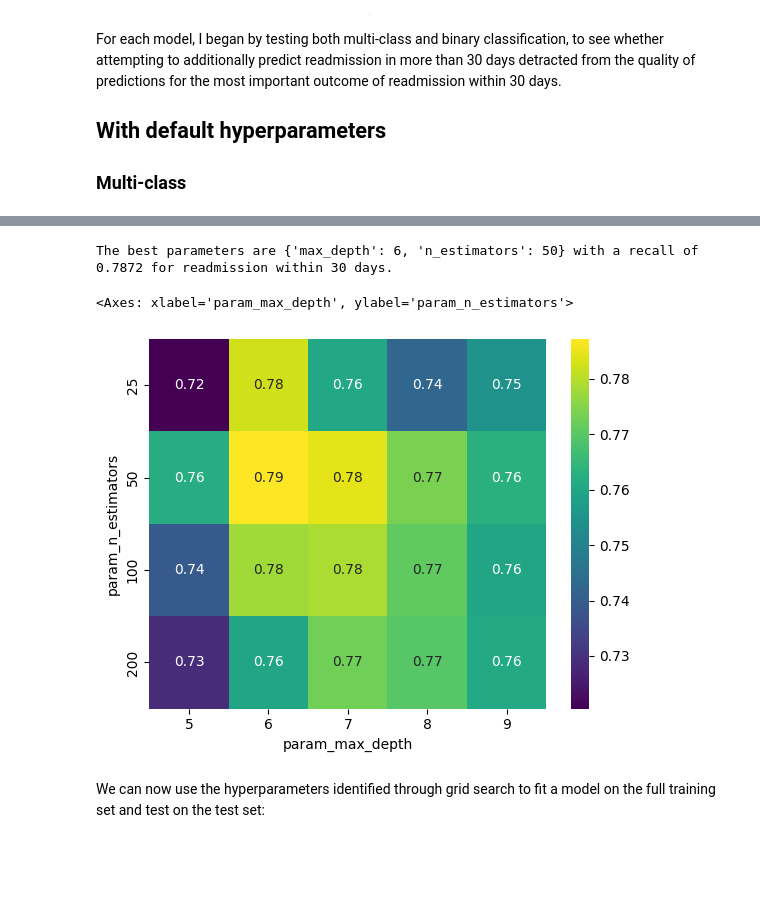
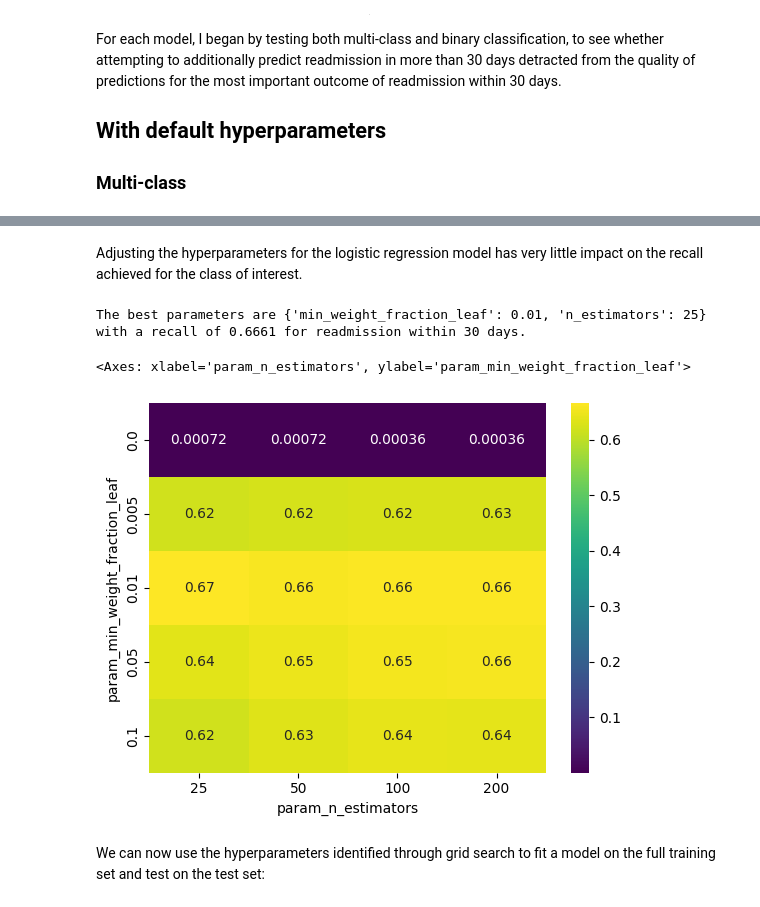
Before and after one commit to bennettJG/data17200project, a Jupyter notebook: Supervised_Learning.ipynb, the cells around one changed output, grey strips where cells are left out. Cells and saved outputs as stored; diff of their text form; code cells hidden in the pictures; blank space fills up the shorter version.

```diff
--- a/Supervised_Learning.ipynb
+++ b/Supervised_Learning.ipynb
@@ -17,8 +31,3 @@ z.extractall()
 
 with open("preprocessed_data.pkl", "rb") as input_file:
   X_train_scaled, X_test_scaled, y_train, y_test = pickle.load(input_file)
-
-groups_train = X_train_scaled['patient_nbr']
-groups_traintest = pd.concat([X_train_scaled, X_test_scaled])['patient_nbr']
-X_train_scaled = X_train_scaled.drop('patient_nbr', axis=1)
-X_test_scaled = X_test_scaled.drop('patient_nbr', axis=1)
@@ -41,14 +36,13 @@ from sklearn.metrics import make_scorer
 
 # Helper functions for displaying cross-validation and test metrics, so I don't have to copy-paste code for each model
 
-def calculate_cv_metrics(model, X, y, pos_label, groups):
-  # Need StratifiedGroupKFold to make sure different visits for the same patient end up in either the training or validation set each time (group) and
-  # balance on target class proportions (stratify)
-  kfold = StratifiedGroupKFold(n_splits = 5, random_state = random_state, shuffle=True)
+def calculate_cv_metrics(model, X, y, pos_label):
+  # StratifiedKFold to alance on target class proportions (stratify)
+  kfold = StratifiedKFold(n_splits = 5, random_state = random_state, shuffle=True)
   # Need to make sure we are looking at the group we care about (pos_label will be either True in the binary case or "<30" in the multiclass case_
   # The built-in weighting methods in scikit-learn don't allow less common classes to be weighted higher so we do have to customize the scorer here to
   # have it just focus on the class we want to optimize for.
-  cv_score = cross_validate(model, X, y, groups = groups, cv=kfold, scoring = {'acc': make_scorer(accuracy_score),
+  cv_score = cross_validate(model, X, y, cv=kfold, scoring = {'acc': make_scorer(accuracy_score),
                                                               'prec': make_scorer(precision_score, average=None, labels=[pos_label], pos_label=pos_label),
                                                               'rec': make_scorer(recall_score, average=None, labels=[pos_label], pos_label=pos_label),
                                                               'fone': make_scorer(f1_score, average=None, labels=[pos_label], pos_label=pos_label)})
@@ -60,10 +54,10 @@ def calculate_cv_metrics(model, X, y, pos_label, groups):
     print(f'{score}: {val}\n')
   return cv_score
 
-def grid_recall(model, X, y, pos, param_grid, groups):
-  kfold = StratifiedGroupKFold(n_splits = 3, random_state = random_state, shuffle=True)
+def grid_recall(model, X, y, pos, param_grid):
+  kfold = StratifiedKFold(n_splits = 3, random_state = random_state, shuffle=True)
   grid = GridSearchCV(model, cv=kfold, scoring = make_scorer(recall_score, average=None, labels=[pos], pos_label=pos), param_grid=param_grid, error_score='raise', verbose=0)
-  grid.fit(X, y, groups = groups)
+  grid.fit(X, y)
   print(f"The best parameters are {grid.best_params_} with a recall of {grid.best_score_:.4f} for readmission within 30 days.")
   return grid
 
@@ -243,15 +237,17 @@ sns.heatmap(results.pivot(index="param_C", columns="param_l1_ratio", values="mea
+# %% [markdown]
+Adjusting the hyperparameters for the logistic regression model has very little impact on the recall achieved for the class of interest.
 # %%
 grid_rf_bin = grid_recall(RandomForestClassifier(random_state=random_state, class_weight='balanced_subsample', oob_score=recall_score),
-                          X_train_scaled, y_train['readmit_less30'], pos=True, groups=groups_train,
-                          param_grid={'n_estimators':[25, 50, 100, 200], 'max_depth':[5, 6, 7, 8, 9]})
+                          X_train_scaled, y_train['readmit_less30'], pos=True,
+                          param_grid={'n_estimators':[25, 50, 100, 200], 'min_weight_fraction_leaf':[0, 0.005, 0.01, 0.05, 0.1]})
 # %% [output]
-The best parameters are {'max_depth': 6, 'n_estimators': 50} with a recall of 0.7872 for readmission within 30 days.
+The best parameters are {'min_weight_fraction_leaf': 0.01, 'n_estimators': 25} with a recall of 0.6661 for readmission within 30 days.
 # %%
 results = pd.DataFrame(grid_rf_bin.cv_results_)
-sns.heatmap(results.pivot(index="param_n_estimators", columns="param_max_depth", values="mean_test_score"), annot=True, cmap="viridis")
+sns.heatmap(results.pivot(index="param_min_weight_fraction_leaf", columns="param_n_estimators", values="mean_test_score"), annot=True, cmap="viridis")
 # %% [output]
-<Axes: xlabel='param_max_depth', ylabel='param_n_estimators'>
+<Axes: xlabel='param_n_estimators', ylabel='param_min_weight_fraction_leaf'>
-[figure, old version]
+[figure, new version]
 # %% [markdown]
 We can now use the hyperparameters identified through grid search to fit a model on the full training set and test on the test set:
 # %%
```
Also changed, not shown: parts of 19 cells of this notebook.
